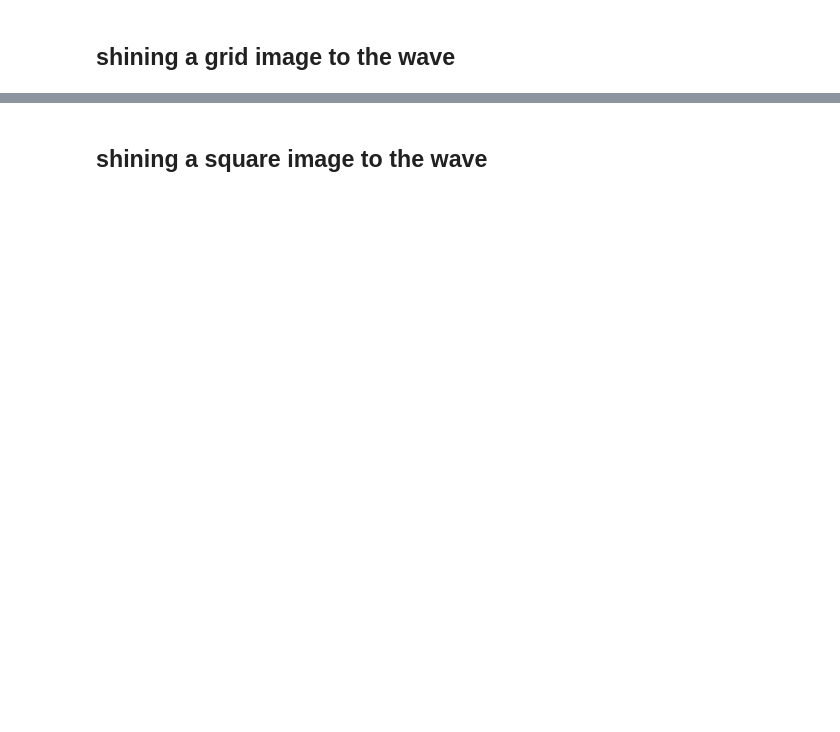
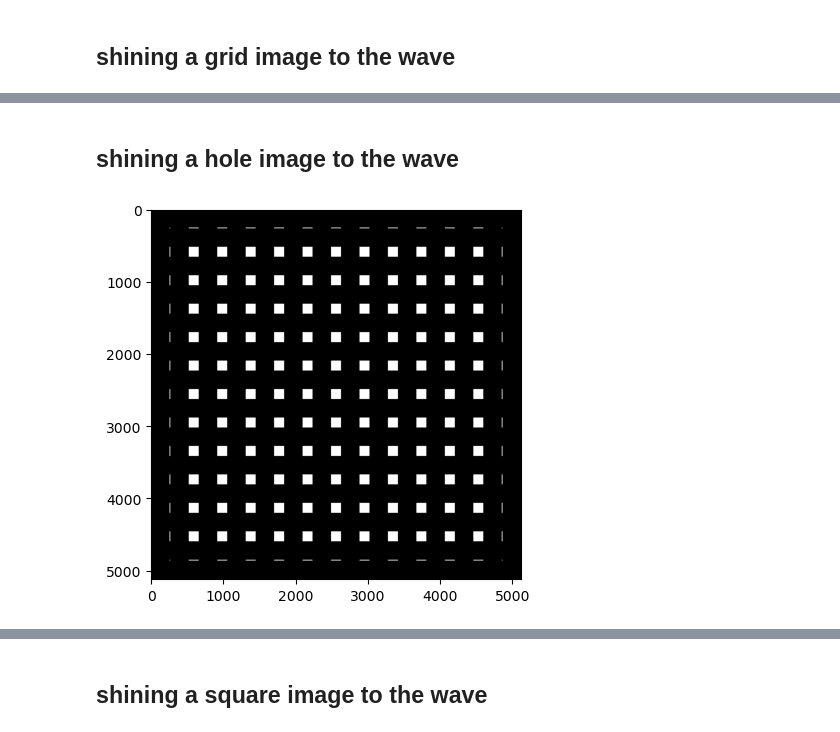
Before and after one commit to NaturalPatterns/2020_caustiques, a Jupyter notebook: 2022-12-03_caustique.ipynb, the cells around one changed output, grey strips where cells are left out. Cells and saved outputs as stored; diff of their text form; code cells hidden in the pictures; blank space fills up the shorter version.

```diff
--- a/2022-12-03_caustique.ipynb
+++ b/2022-12-03_caustique.ipynb
@@ -387,6 +425,6 @@ for threshold in np.linspace(0, 1, N_scan+2)[1:-1]:
 
     c.opt.tag = f'{c.opt.tag}_grid-image_{threshold=:.3f}'
     image = grid_image(nx=c.opt.nx, ny=c.opt.ny, periods=6.5, threshold=threshold)
-    output_filename = c.plot(z)
+    output_filename = c.plot(z, image)
     print(f'{threshold=:.3f} -> {output_filename=} ')
     if c.opt.do_display: c.show(output_filename)
@@ -397,6 +445,6 @@ for periods in np.logspace(0, 1, N_scan, base=10):
 
     c.opt.tag = f'{c.opt.tag}_grid-image_{periods=:.3f}'
     image = grid_image(nx=c.opt.nx, ny=c.opt.ny, periods=periods, threshold=.2)
-    output_filename = c.plot(z)
+    output_filename = c.plot(z, image)
     print(f'{periods=:.3f} -> {output_filename=} ')
     if c.opt.do_display: c.show(output_filename)
@@ -402,0 +461,14 @@ for periods in np.logspace(0, 1, N_scan, base=10):
+# %% [markdown]
+## shining a hole image to the wave
+# %%
+def grid_image(nx, ny, periods=6.5, threshold=0.45, radius=.9):
+    X, Y = np.meshgrid(np.linspace(-1, 1, nx, endpoint=True), np.linspace(-1, 1, ny, endpoint=True))
+    image = (np.cos(2*np.pi*X*periods) > threshold)*1.
+    image += (np.cos(2*np.pi*Y*periods) > threshold)*1.
+    image = 1. - (image<=1)
+    image *= (X**2 < radius**2) * (Y**2 < radius**2) * 1.
+    return image
+image = grid_image(nx=c.opt.nx, ny=c.opt.ny, periods=6.5, threshold=0.45, radius=.9)
+plt.imshow(image, cmap='gray');
+# %% [output]
+[figure, added]
```
Also changed, not shown: parts of 46 cells of this notebook.
